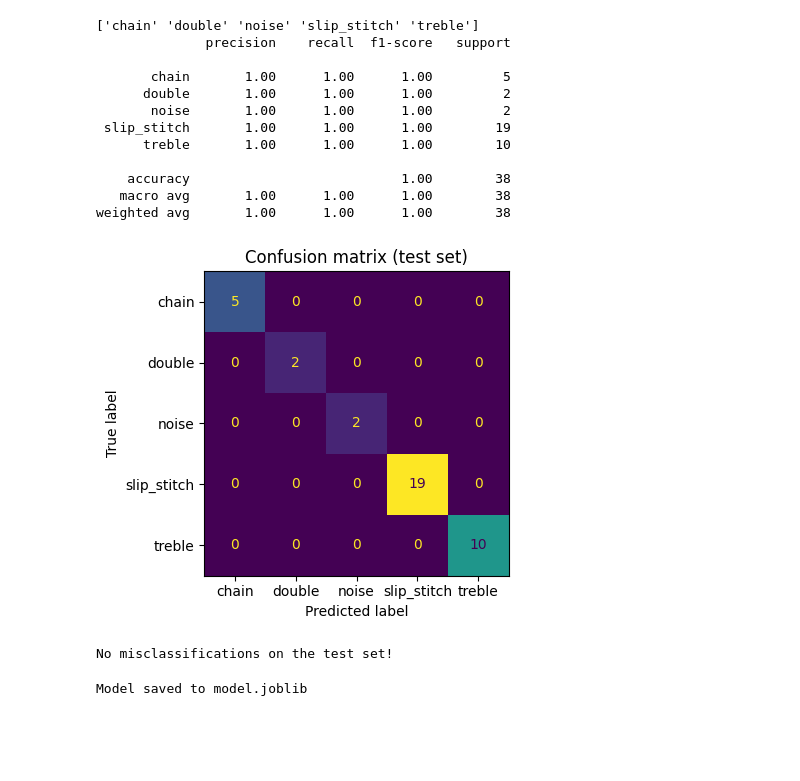
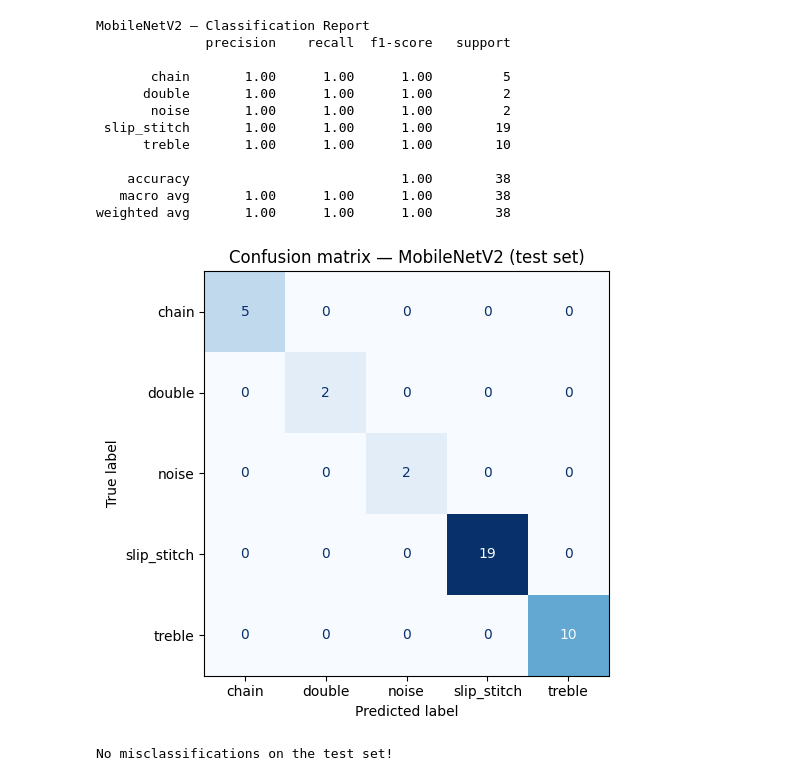
Before and after one commit to FrogTravel/crochet_studio, a Jupyter notebook: baseline_ml.ipynb, the cells around one changed output. Saved outputs shown, nothing was run; the diff lists cells and outputs as text; code cells hidden in the pictures; blank space fills up the shorter version.

Commit message:
MobileNet v2 model

```diff
--- a/baseline_ml.ipynb
+++ b/baseline_ml.ipynb
@@ -133,26 +306,40 @@ Per-fold:           [1.    1.    0.921 0.947 0.974]
 # %%
-# Evaluate on hold-out test set
-y_pred = pipeline.predict(X_test)
-print(le.classes_)
-print(classification_report(y_test, y_pred, target_names=le.classes_))
+# ── Collect predictions on the test set ──────────────────────────────────
+model.eval()
+all_preds, all_true = [], []
+with torch.no_grad():
+    for xb, yb in test_loader:
+        preds = model(xb.to(DEVICE)).argmax(1).cpu()
+        all_preds.extend(preds.numpy())
+        all_true.extend(yb.numpy())
 
-fig, ax = plt.subplots(figsize=(5, 4))
-ConfusionMatrixDisplay.from_predictions(y_test, y_pred, display_labels=le.classes_, ax=ax, colorbar=False)
-plt.title("Confusion matrix (test set)")
+all_preds = np.array(all_preds)
+all_true  = np.array(all_true)
+
+print('MobileNetV2 — Classification Report')
+print(classification_report(all_true, all_preds,
+                              target_names=le.classes_, zero_division=0))
+
+fig, ax = plt.subplots(figsize=(6, 5))
+ConfusionMatrixDisplay.from_predictions(
+    all_true, all_preds, display_labels=le.classes_,
+    ax=ax, colorbar=False, cmap='Blues'
+)
+plt.title('Confusion matrix — MobileNetV2 (test set)')
 plt.tight_layout()
 plt.show()
 # %% [output]
-['chain' 'double' 'noise' 'slip_stitch' 'treble']
+MobileNetV2 — Classification Report
               precision    recall  f1-score   support
 
        chain       1.00      1.00      1.00         5
       double       1.00      1.00      1.00         2
        noise       1.00      1.00      1.00         2
  slip_stitch       1.00      1.00      1.00        19
       treble       1.00      1.00      1.00        10
 
     accuracy                           1.00        38
    macro avg       1.00      1.00      1.00        38
 weighted avg       1.00      1.00      1.00        38
-[figure, old version]
+[figure, new version]
 # %%
@@ -175,10 +366,3 @@ else:
     plt.show()
 # %% [output]
 No misclassifications on the test set!
-# %%
-import joblib
-
-joblib.dump({"pipeline": pipeline, "label_encoder": le}, "model.joblib")
-print("Model saved to model.joblib")
-# %% [output]
-Model saved to model.joblib
```
Also changed, not shown: parts of 13 cells of this notebook, 5 other files.
